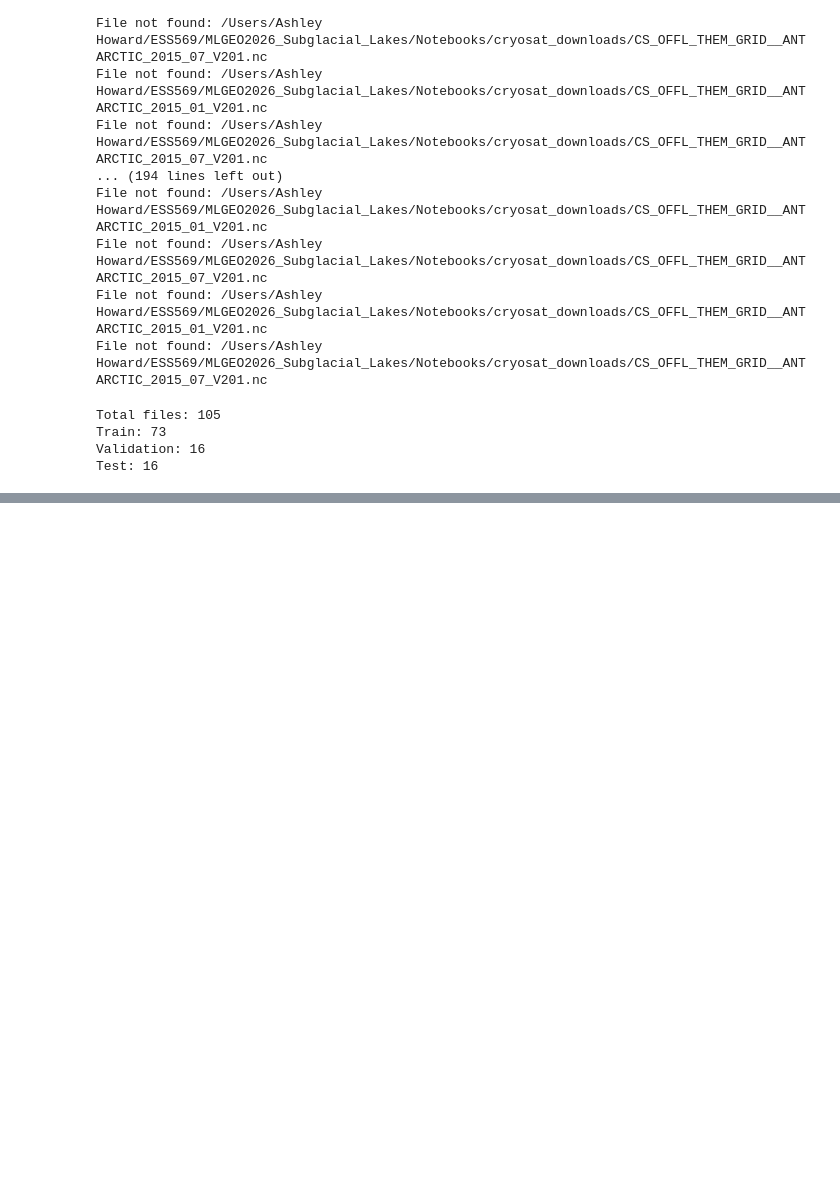
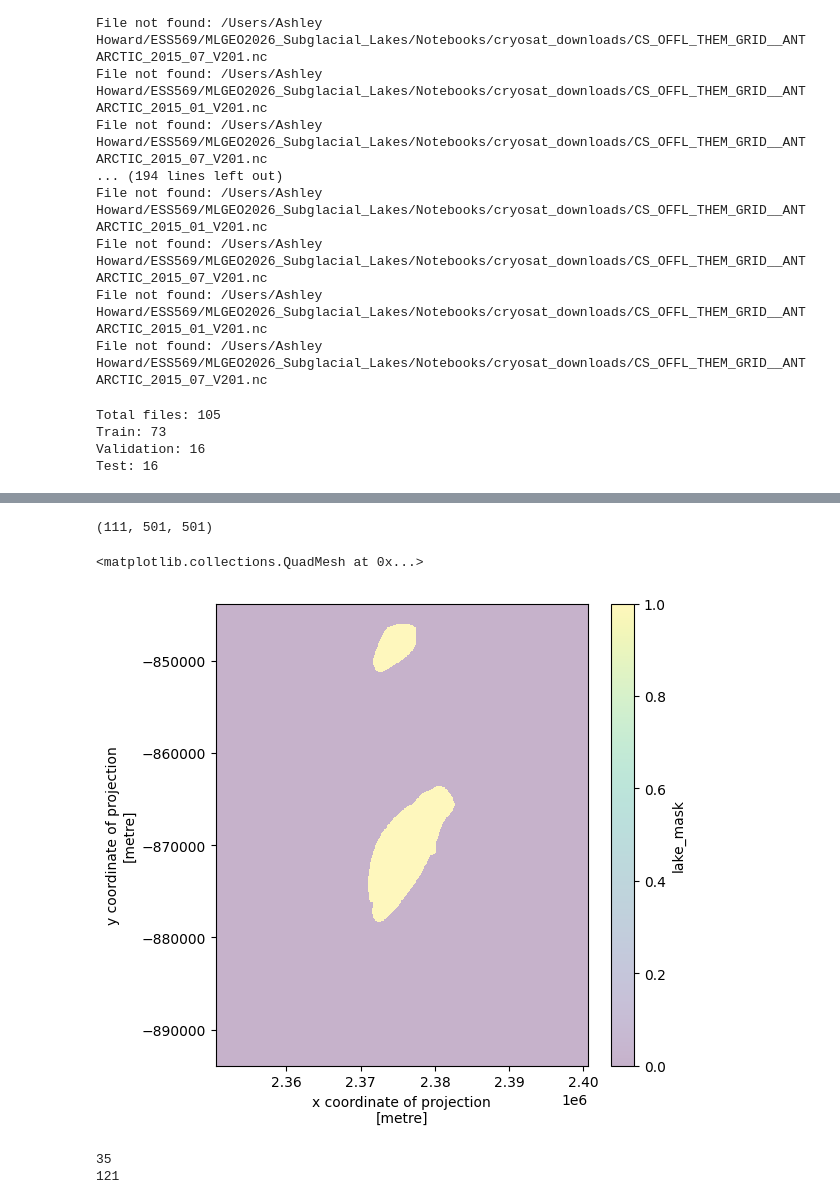
Before and after one commit to UW-MLGEO/MLGEO2026_Subglacial_Lakes, a Jupyter notebook: Notebooks/5.1_Data_Finalized_Split.ipynb, the cells around one changed output, grey strips where cells are left out. Saved outputs shown, nothing was run; the diff lists cells and outputs as text; code cells hidden in the pictures; blank space fills up the shorter version.

Commit message:
added mask generation to 5.1

```diff
--- a/Notebooks/5.1_Data_Finalized_Split.ipynb
+++ b/Notebooks/5.1_Data_Finalized_Split.ipynb
@@ -338,0 +530,64 @@ df.to_csv(out_dir/"dataset_split.csv", index=False)
+# %%
+np.shape(anomaly)
+# %% [output]
+(111, 501, 501)
+# %%
+import numpy as np
+import xarray as xr
+from rasterio.features import rasterize
+fileName = "Adams17"
+ds = xr.open_dataset("lakesTS/"+fileName+".nc")
+anomaly = ds['anomaly']
+transform = anomaly.rio.transform()
+shape = (anomaly.sizes["y"], anomaly.sizes["x"])
+
+mask = rasterize(
+    [(geom, 1) for geom in lakes.geometry],
+    out_shape=shape,
+    transform=transform,
+    fill=0,
+    dtype="uint8"
+)
+
+mask_da = xr.DataArray(
+    mask,
+    coords={"y": anomaly.y, "x": anomaly.x},
+    dims=("y","x"),
+    name="lake_mask"
+)
+# %%
+import matplotlib.pyplot as plt
+
+plt.figure(figsize=(6,6))
+anomaly.plot()
+mask_da.plot(alpha=0.3)
+# %% [output]
+<matplotlib.collections.QuadMesh at 0x...>
+[figure, added]
+# %%
+import os
+import glob
+import numpy as np
+import xarray as xr
+import geopandas as gpd
+from rasterio.features import rasterize
+
+existing_filePaths = glob.glob(existing_boundary_pathName)
+existing_gdfs = [gpd.read_file(f).assign(lake_name=os.path.basename(f)) for f in existing_filePaths]
+print(len(existing_gdfs))
+
+new_filePaths = glob.glob(new_boundary_pathName)
+new_gdfs = [gpd.read_file(f).assign(lake_name=os.path.basename(f)) for f in new_filePaths]
+print(len(new_gdfs))
+
+lakes = gpd.GeoDataFrame(pd.concat(existing_gdfs + new_gdfs, ignore_index=True))
+
+# Ensure projection matches REMA / CryoSat
+lakes = lakes.to_crs("EPSG:3031")
+
+# Output folder
+mask_out = "lake_masks/"
+os.makedirs(mask_out, exist_ok=True)
+# %% [output]
+35
+121
```
Also changed, not shown: parts of 7 cells of this notebook.
